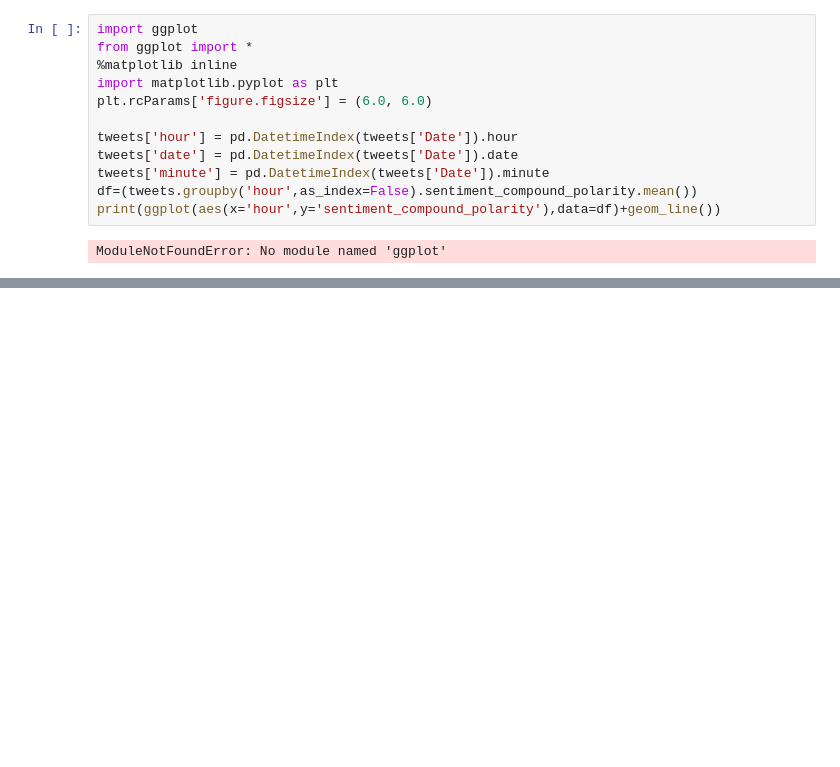
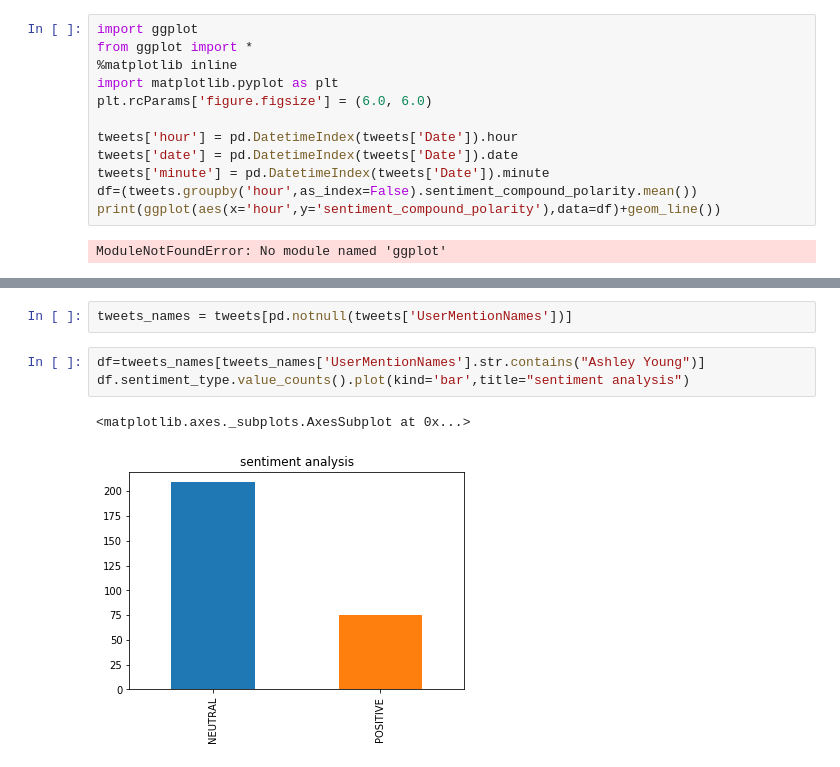
Before and after one commit to justinklemp/INFO-Capstone-Soccer-Notebooks-, a Jupyter notebook: fifa_twitter3(Luke).ipynb, the cells around one changed output, grey strips where cells are left out. Saved outputs shown, nothing was run; the diff lists cells and outputs as text; blank space fills up the shorter version.

Commit message:
Final sentiment stuff

```diff
--- a/fifa_twitter3(Luke).ipynb
+++ b/fifa_twitter3(Luke).ipynb
@@ -93,0 +95,8 @@ ModuleNotFoundError: No module named 'ggplot'
+# %%
+tweets_names = tweets[pd.notnull(tweets['UserMentionNames'])]
+# %%
+df=tweets_names[tweets_names['UserMentionNames'].str.contains("Ashley Young")]
+df.sentiment_type.value_counts().plot(kind='bar',title="sentiment analysis")
+# %% [output]
+<matplotlib.axes._subplots.AxesSubplot at 0x...>
+[figure, added]
```
Also changed, not shown: parts of 11 cells of this notebook.
